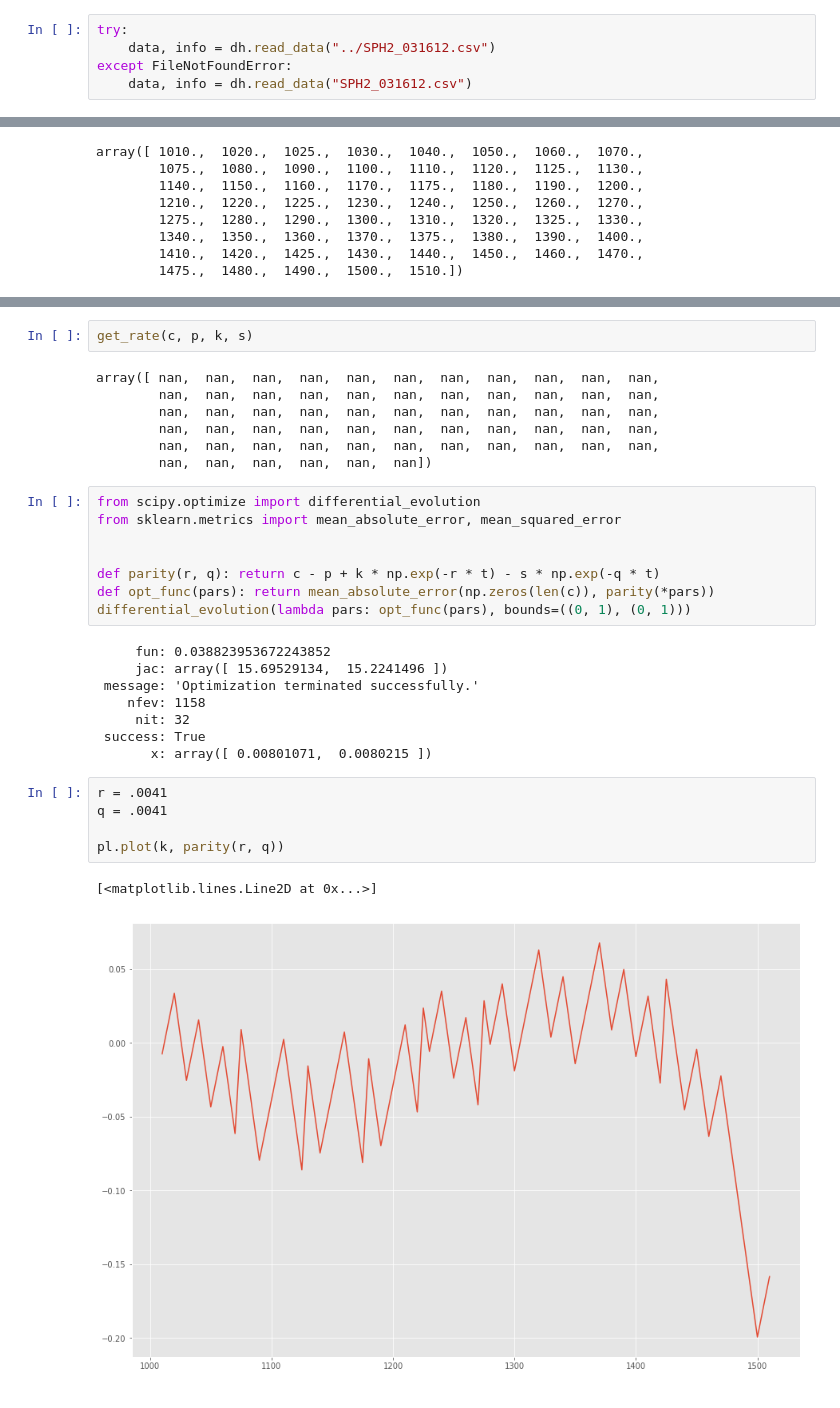
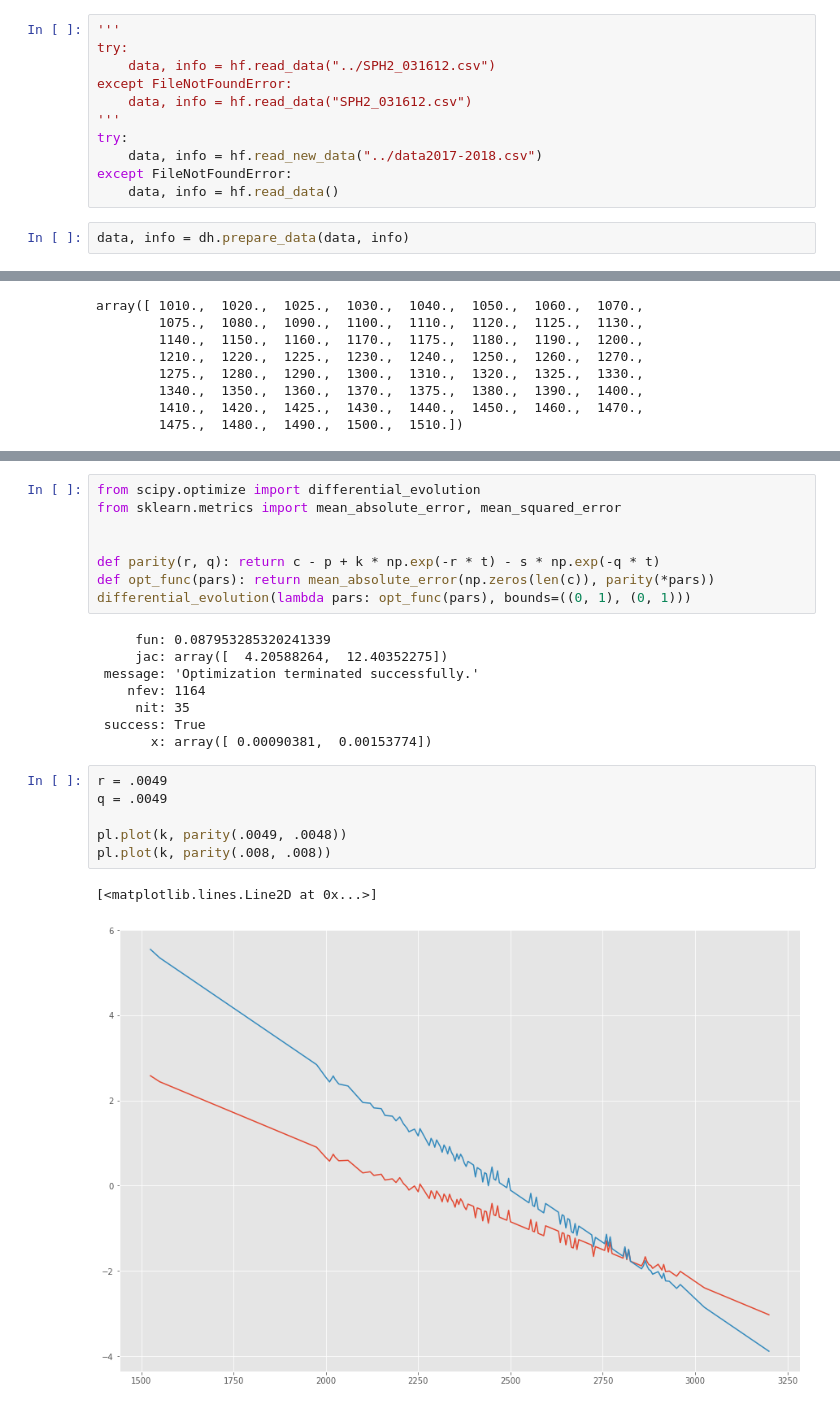
Before and after one commit to shvimas/diploma, a Jupyter notebook: notebooks/bs.ipynb, the cells around one changed output, grey strips where cells are left out. Drawn from its saved outputs; the diff is of its cells as text.

```diff
--- a/notebooks/bs.ipynb
+++ b/notebooks/bs.ipynb
@@ -20,10 +21,18 @@ pl.rcParams["figure.figsize"] = (15, 10)
 pl.rcParams["figure.figsize"] = (15, 10)
 pl.style.use('ggplot')
 # %%
+'''
 try:
-    data, info = dh.read_data("../SPH2_031612.csv")
+    data, info = hf.read_data("../SPH2_031612.csv")
 except FileNotFoundError:
-    data, info = dh.read_data("SPH2_031612.csv")
+    data, info = hf.read_data("SPH2_031612.csv")
+'''
+try:
+    data, info = hf.read_new_data("../data2017-2018.csv")
+except FileNotFoundError:
+    data, info = hf.read_data()
+# %%
+data, info = dh.prepare_data(data, info)
 # %%
 # q == r
 def get_rate(c, p, k, s):
@@ -59,12 +70,3 @@ s = info[day].spot
-# %%
-get_rate(c, p, k, s)
-# %% [output]
-array([ nan,  nan,  nan,  nan,  nan,  nan,  nan,  nan,  nan,  nan,  nan,
-        nan,  nan,  nan,  nan,  nan,  nan,  nan,  nan,  nan,  nan,  nan,
-        nan,  nan,  nan,  nan,  nan,  nan,  nan,  nan,  nan,  nan,  nan,
-        nan,  nan,  nan,  nan,  nan,  nan,  nan,  nan,  nan,  nan,  nan,
-        nan,  nan,  nan,  nan,  nan,  nan,  nan,  nan,  nan,  nan,  nan,
-        nan,  nan,  nan,  nan,  nan,  nan])
 # %%
 from scipy.optimize import differential_evolution
 from sklearn.metrics import mean_absolute_error, mean_squared_error
@@ -74,18 +76,19 @@ def parity(r, q): return c - p + k * np.exp(-r * t) - s * np.exp(-q * t)
 def opt_func(pars): return mean_absolute_error(np.zeros(len(c)), parity(*pars))
 differential_evolution(lambda pars: opt_func(pars), bounds=((0, 1), (0, 1)))
 # %% [output]
-     fun: 0.038823953672243852
-     jac: array([ 15.69529134,  15.2241496 ])
+     fun: 0.087953285320241339
+     jac: array([  4.20588264,  12.40352275])
  message: 'Optimization terminated successfully.'
-    nfev: 1158
-     nit: 32
+    nfev: 1164
+     nit: 35
  success: True
-       x: array([ 0.00801071,  0.0080215 ])
+       x: array([ 0.00090381,  0.00153774])
 # %%
-r = .0041
-q = .0041
+r = .0049
+q = .0049
 
-pl.plot(k, parity(r, q))
+pl.plot(k, parity(.0049, .0048))
+pl.plot(k, parity(.008, .008))
 # %% [output]
 [<matplotlib.lines.Line2D at 0x...>]
-[figure, old version]
+[figure, new version]
```
Also changed, not shown: parts of 11 cells of this notebook, 34 other files.
